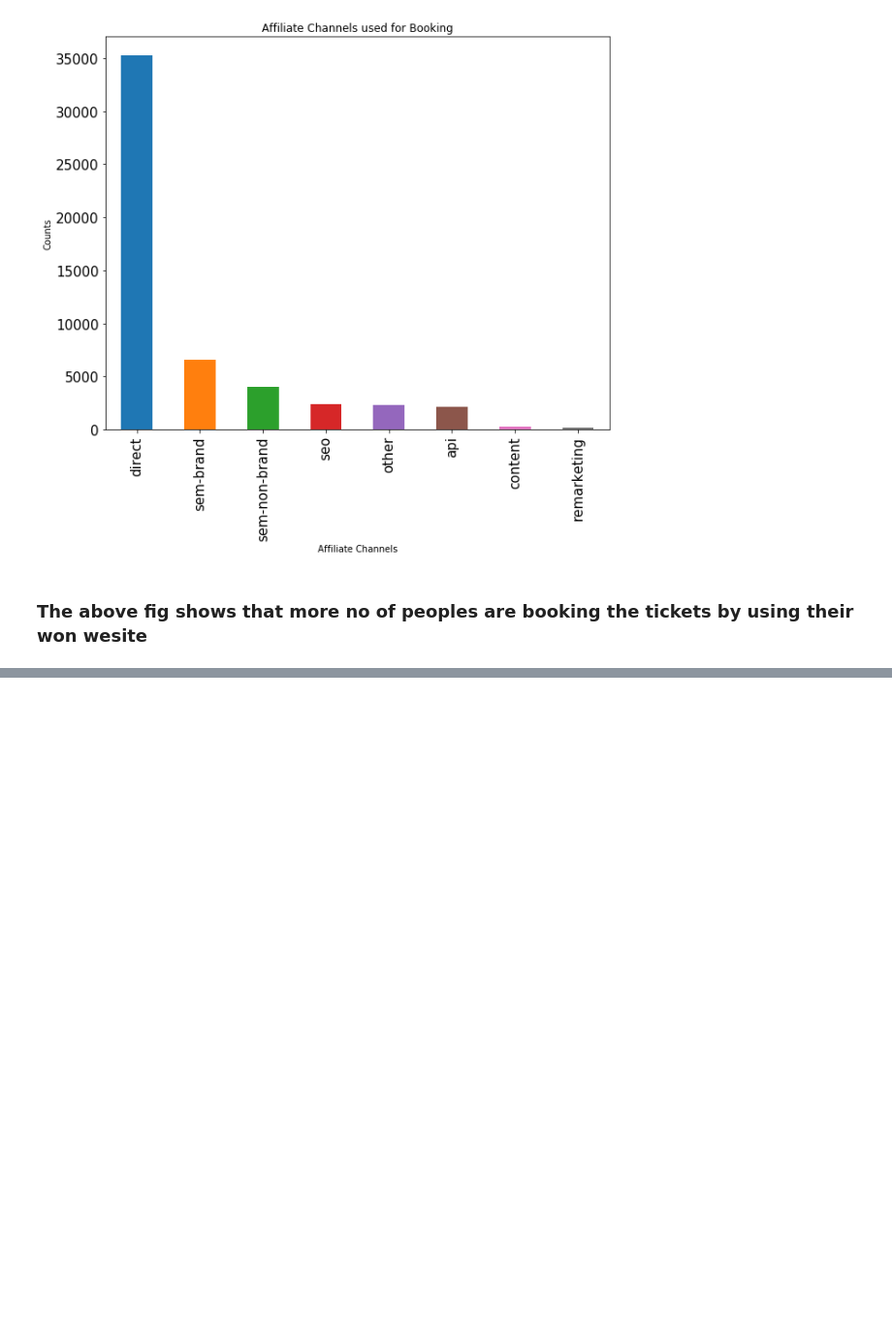
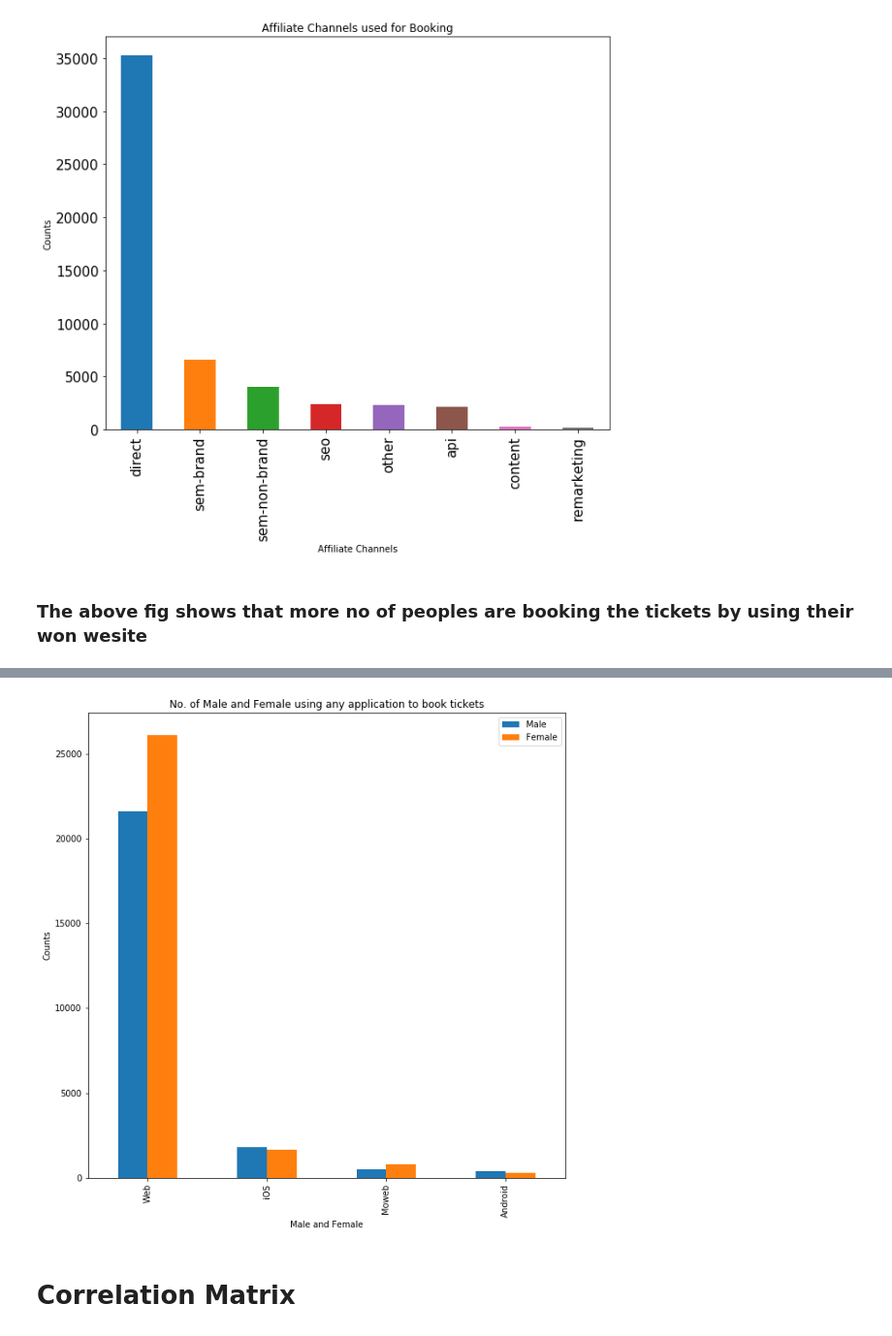
Before and after one commit to shitalajagekar/DataScience, a Jupyter notebook: Airbnb new uer booking.ipynb, the cells around one changed output, grey strips where cells are left out. Shown at 97% size. Saved outputs shown, nothing was run; the diff lists cells and outputs as text; code cells hidden in the pictures; blank space fills up the shorter version.

```diff
--- a/Airbnb new uer booking.ipynb
+++ b/Airbnb new uer booking.ipynb
@@ -445,0 +454,25 @@ plt.show()
+# %%
+signup_genderFrame=pd.DataFrame(columns=['signup_app','Male','Female'])
+
+def count_Male_Female(appname,counter):
+    male=0
+    female=0
+
+    for i in range(len(result)):
+        if(result.loc[i,'signup_app']==appname and result.loc[i,'gender']=='MALE'):
+            male=male+1
+        if(result.loc[i,'signup_app']==appname and result.loc[i,'gender']=='FEMALE'):
+            female=female+1
+    signup_genderFrame.loc[counter,'signup_app']=appname
+    signup_genderFrame.loc[counter,'Male']=male
+    signup_genderFrame.loc[counter,'Female']=female
+
+
+app=result.signup_app.value_counts().keys().tolist()
+print(app)
+counter=0
+for i in app:
+    count_Male_Female(i,counter)
+    counter=counter+1
+
+signup_genderFrame
@@ -446,2 +486,14 @@ plt.show()
+# %%
+signup_genderFrame.set_index('signup_app', inplace=True)
+# %%
+signup_genderFrame.plot(kind='bar',figsize=(10,10))
+plt.title("No. of Male and Female using any application to book tickets")
+plt.xlabel("Male and Female")
+plt.ylabel("Counts")
+plt.show()
+# %% [output]
+[figure, added]
+# %% [markdown]
+# Correlation Matrix
 # %%
 result.head()
```
Also changed, not shown: parts of 24 cells of this notebook.
